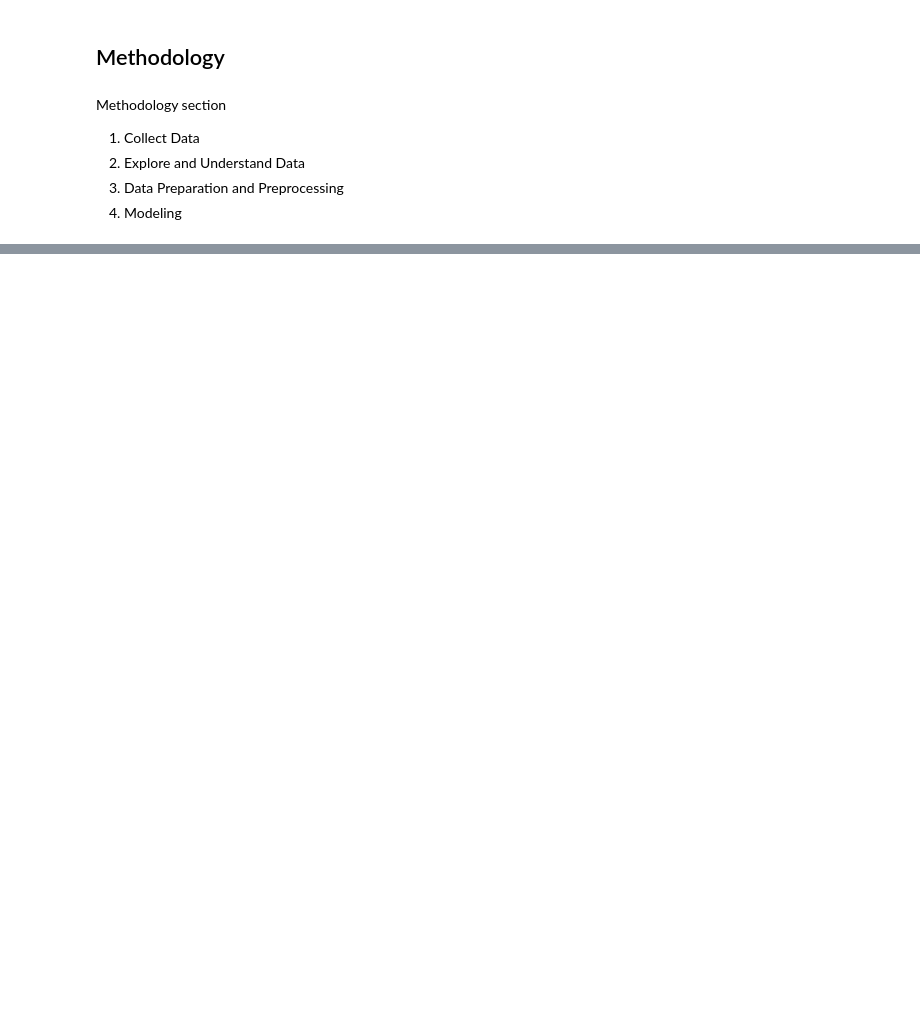
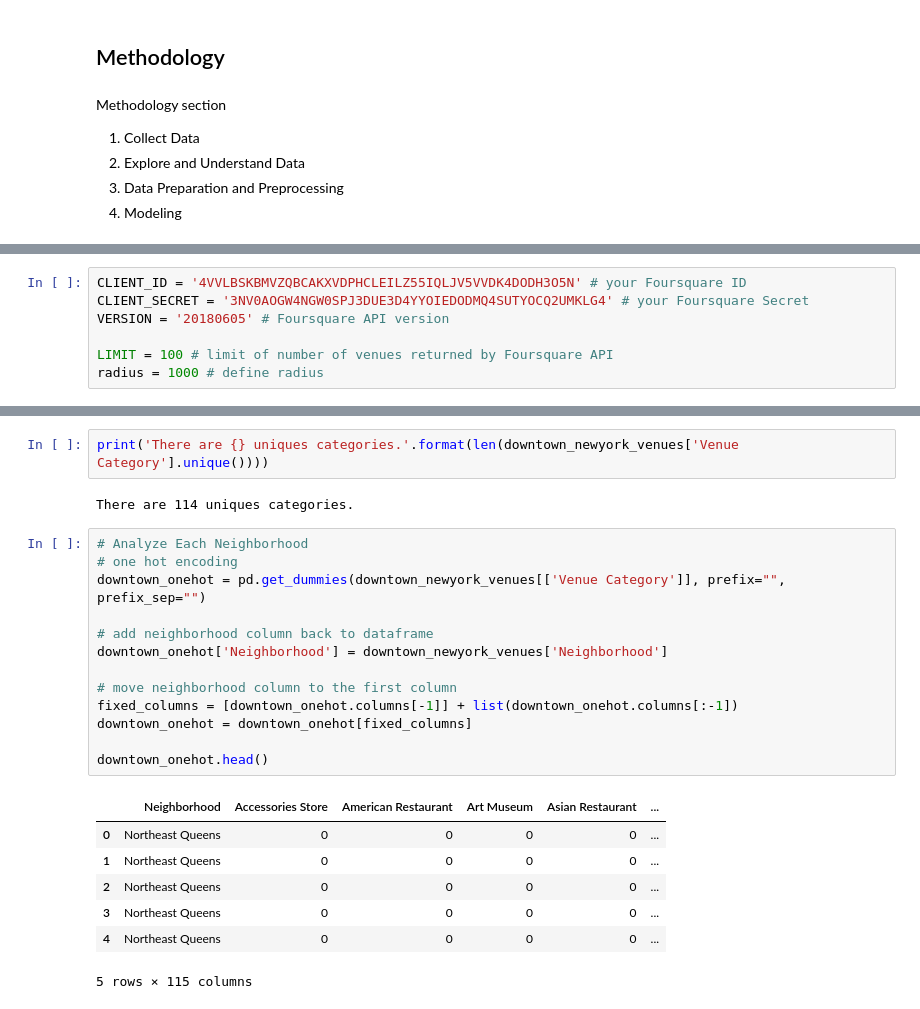
Before and after one commit to alrsantiago/coursera-capstone-project, a Jupyter notebook: The Battle of Neighborhoods (Week 1).ipynb, the cells around one changed output, grey strips where cells are left out. Drawn from its saved outputs; the diff is of its cells as text; blank space fills up the shorter version.

```diff
--- a/The Battle of Neighborhoods (Week 1).ipynb
+++ b/The Battle of Neighborhoods (Week 1).ipynb
@@ -26,0 +156,7 @@ Methodology section
+# %%
+CLIENT_ID = '4VVLBSKBMVZQBCAKXVDPHCLEILZ55IQLJV5VVDK4DODH3O5N' # your Foursquare ID
+CLIENT_SECRET = '3NV0AOGW4NGW0SPJ3DUE3D4YYOIEDODMQ4SUTYOCQ2UMKLG4' # your Foursquare Secret
+VERSION = '20180605' # Foursquare API version
+
+LIMIT = 100 # limit of number of venues returned by Foursquare API
+radius = 1000 # define radius
@@ -26,0 +322,25 @@ Methodology section
+# %%
+print('There are {} uniques categories.'.format(len(downtown_newyork_venues['Venue Category'].unique())))
+# %% [output]
+There are 114 uniques categories.
+# %%
+# Analyze Each Neighborhood
+# one hot encoding
+downtown_onehot = pd.get_dummies(downtown_newyork_venues[['Venue Category']], prefix="", prefix_sep="")
+
+# add neighborhood column back to dataframe
+downtown_onehot['Neighborhood'] = downtown_newyork_venues['Neighborhood']
+
+# move neighborhood column to the first column
+fixed_columns = [downtown_onehot.columns[-1]] + list(downtown_onehot.columns[:-1])
+downtown_onehot = downtown_onehot[fixed_columns]
+
+downtown_onehot.head()
+# %% [output]
+|  | Neighborhood | Accessories Store | American Restaurant | Art Museum | Asian Restaurant | ... |
+| 0 | Northeast Queens | 0 | 0 | 0 | 0 | ... |
+| 1 | Northeast Queens | 0 | 0 | 0 | 0 | ... |
+| 2 | Northeast Queens | 0 | 0 | 0 | 0 | ... |
+| 3 | Northeast Queens | 0 | 0 | 0 | 0 | ... |
+| 4 | Northeast Queens | 0 | 0 | 0 | 0 | ... |
+5 rows × 115 columns
```
Also changed, not shown: parts of 27 cells of this notebook.
